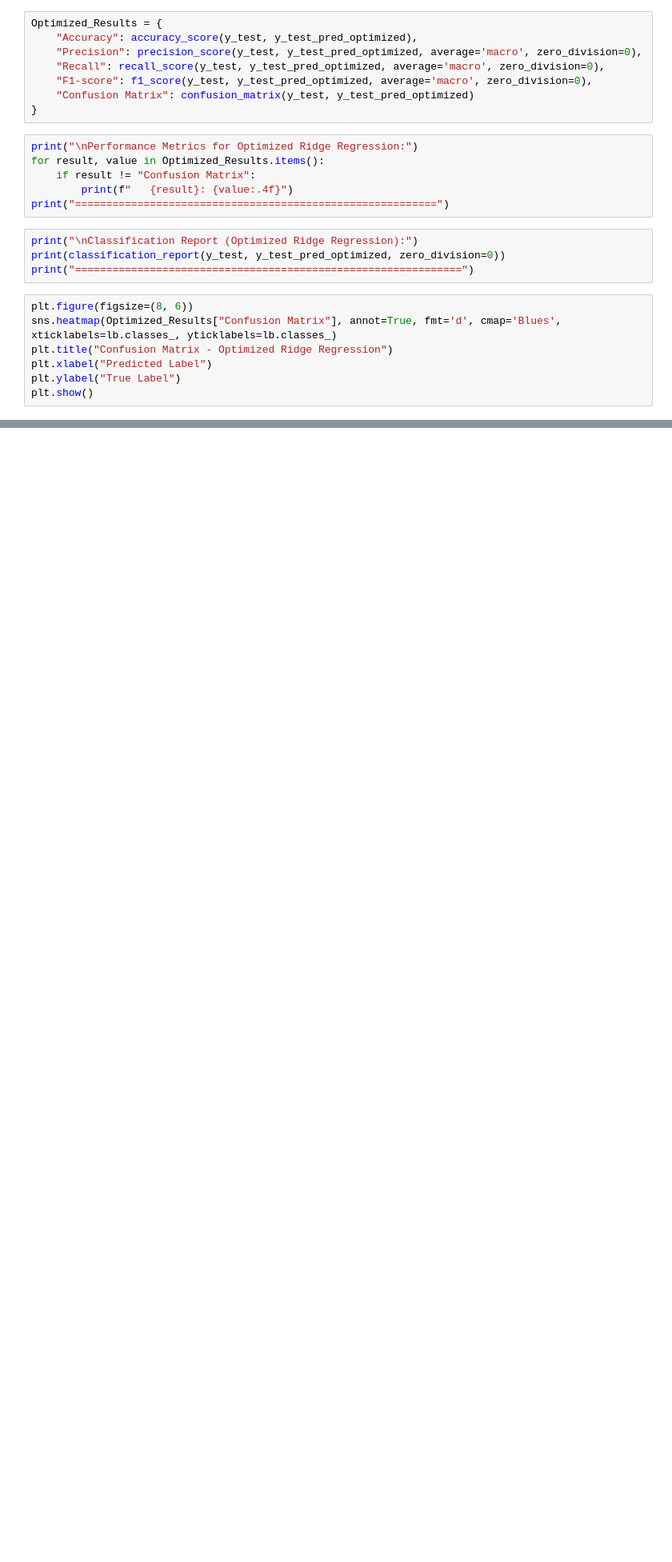
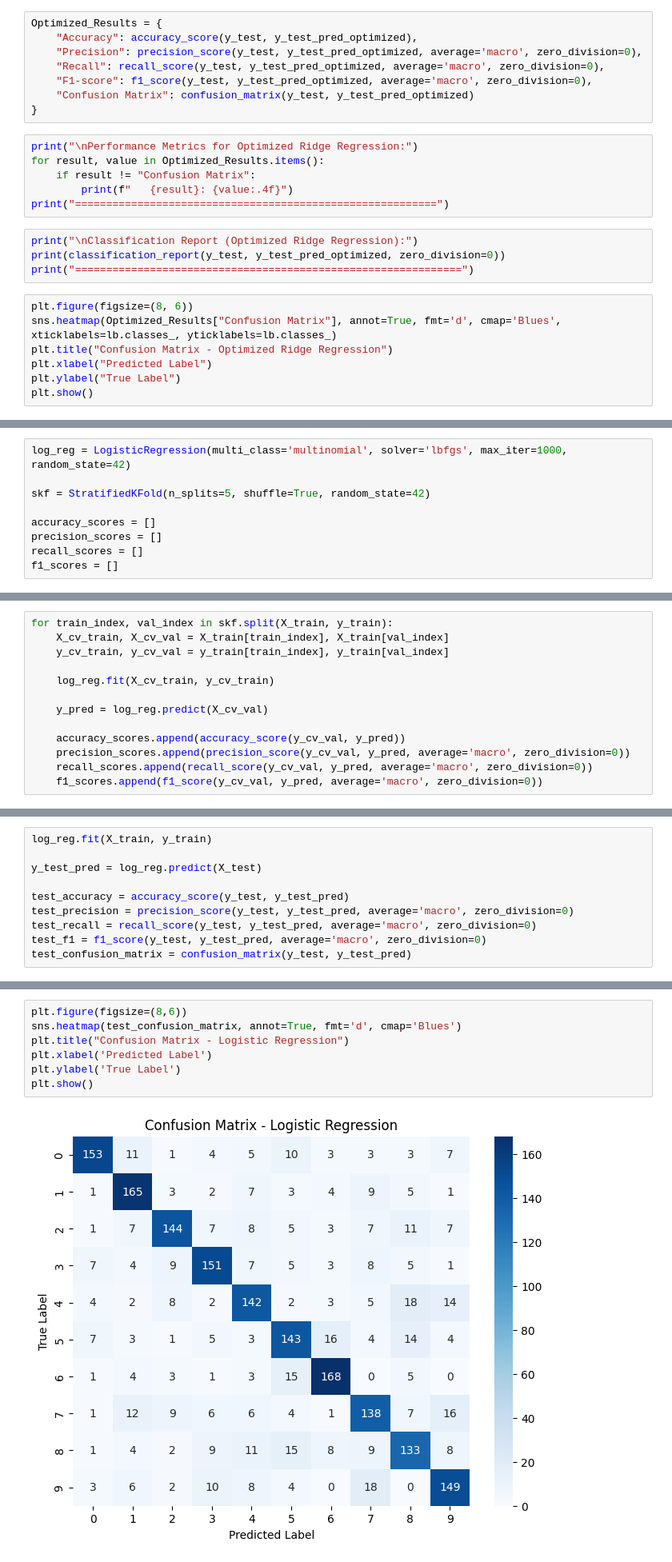
Before and after one commit to HabibaAhmed11111/ML_Project, a Jupyter notebook: project.ipynb, the cells around one changed output, grey strips where cells are left out. Shown: that part at 80% size. Saved outputs shown, nothing was run; the diff lists cells and outputs as text; blank space fills up the shorter version.

Commit message:
Add logisitc regression model and evaluate it on the test set

```diff
--- a/project.ipynb
+++ b/project.ipynb
@@ -604,0 +619,9 @@ plt.show()
+# %%
+log_reg = LogisticRegression(multi_class='multinomial', solver='lbfgs', max_iter=1000, random_state=42)
+
+skf = StratifiedKFold(n_splits=5, shuffle=True, random_state=42)
+
+accuracy_scores = []
+precision_scores = []
+recall_scores = []
+f1_scores = []
@@ -604,0 +630,13 @@ plt.show()
+# %%
+for train_index, val_index in skf.split(X_train, y_train):
+    X_cv_train, X_cv_val = X_train[train_index], X_train[val_index]
+    y_cv_train, y_cv_val = y_train[train_index], y_train[val_index]
+
+    log_reg.fit(X_cv_train, y_cv_train)
+
+    y_pred = log_reg.predict(X_cv_val)
+
+    accuracy_scores.append(accuracy_score(y_cv_val, y_pred))
+    precision_scores.append(precision_score(y_cv_val, y_pred, average='macro', zero_division=0))
+    recall_scores.append(recall_score(y_cv_val, y_pred, average='macro', zero_division=0))
+    f1_scores.append(f1_score(y_cv_val, y_pred, average='macro', zero_division=0))
@@ -604,0 +659,10 @@ plt.show()
+# %%
+log_reg.fit(X_train, y_train)
+
+y_test_pred = log_reg.predict(X_test)
+
+test_accuracy = accuracy_score(y_test, y_test_pred)
+test_precision = precision_score(y_test, y_test_pred, average='macro', zero_division=0)
+test_recall = recall_score(y_test, y_test_pred, average='macro', zero_division=0)
+test_f1 = f1_score(y_test, y_test_pred, average='macro', zero_division=0)
+test_confusion_matrix = confusion_matrix(y_test, y_test_pred)
@@ -604,0 +708,9 @@ plt.show()
+# %%
+plt.figure(figsize=(8,6))
+sns.heatmap(test_confusion_matrix, annot=True, fmt='d', cmap='Blues')
+plt.title("Confusion Matrix - Logistic Regression")
+plt.xlabel('Predicted Label')
+plt.ylabel('True Label')
+plt.show()
+# %% [output]
+[figure, added]
```
Also changed, not shown: parts of 13 cells of this notebook.
